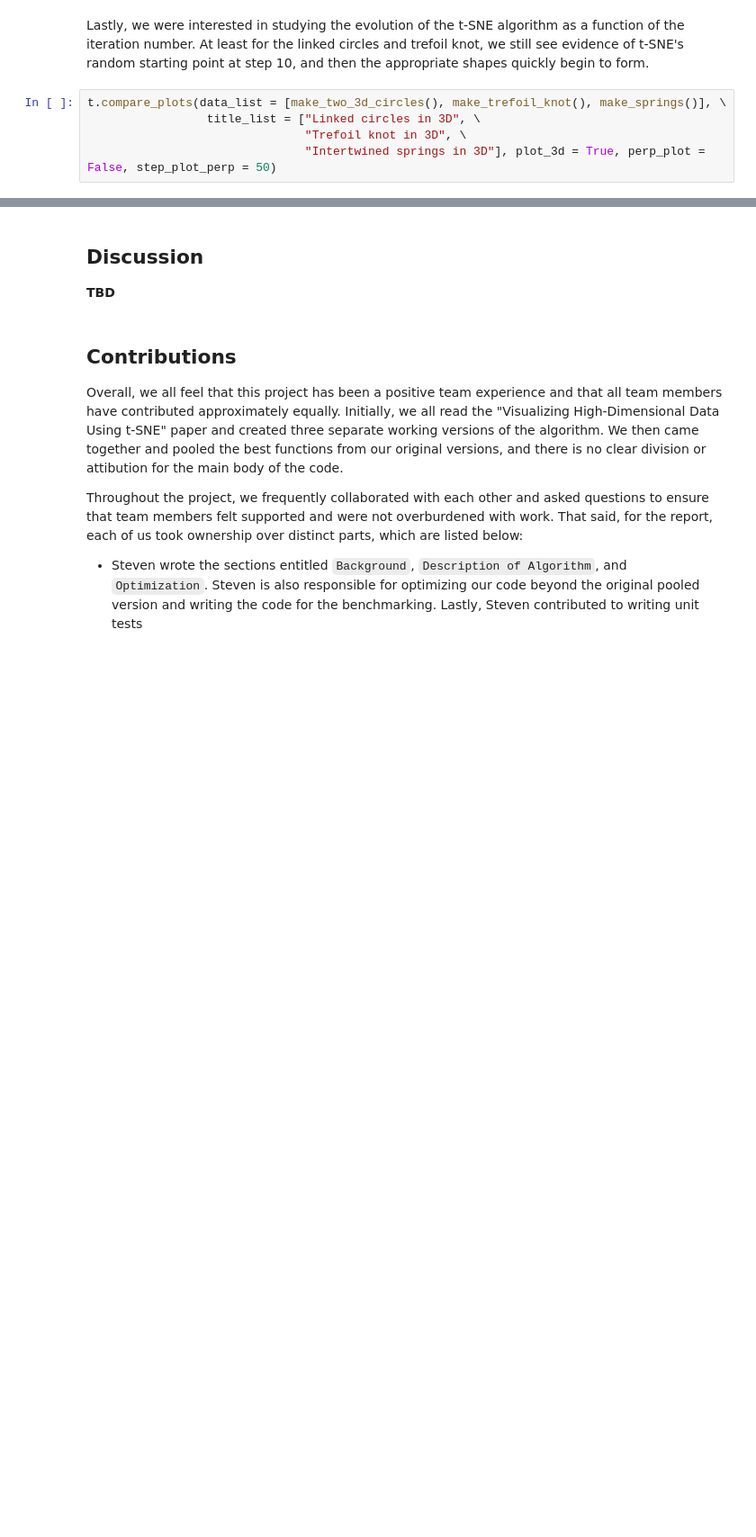
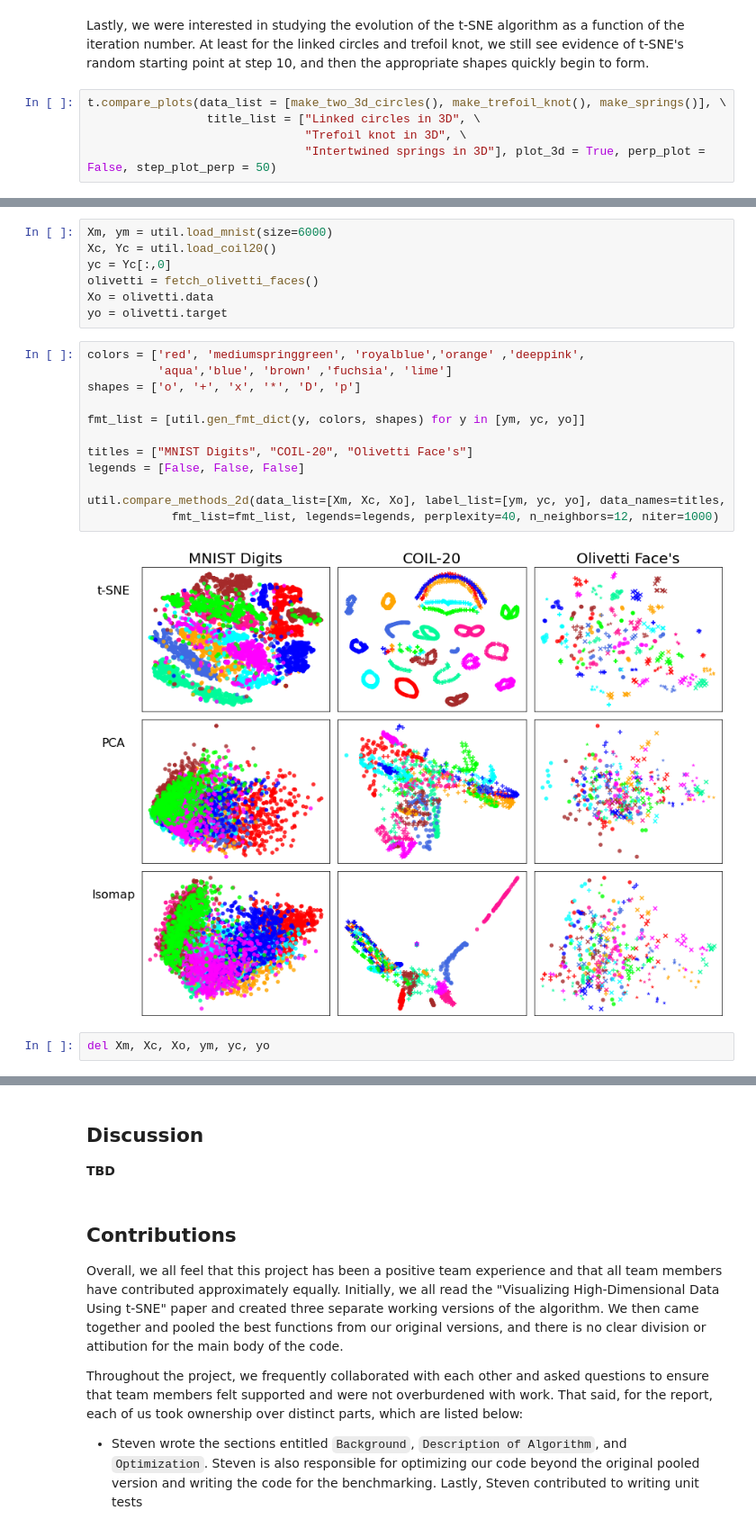
Before and after one commit to robkravec/t-SNE-Implementation, a Jupyter notebook: writeup.ipynb, the cells around one changed output, grey strips where cells are left out. Shown at 90% size. Drawn from its saved outputs; the diff is of its cells as text; blank space fills up the shorter version.

Commit message:
Includes real data plots and comparison of methods to write up.

```diff
--- a/writeup.ipynb
+++ b/writeup.ipynb
@@ -286,0 +301,23 @@ t.compare_plots(data_list = [make_two_3d_circles(), make_trefoil_knot(), make_sp
+# %%
+Xm, ym = util.load_mnist(size=6000)
+Xc, Yc = util.load_coil20()
+yc = Yc[:,0]
+olivetti = fetch_olivetti_faces()
+Xo = olivetti.data
+yo = olivetti.target
+# %%
+colors = ['red', 'mediumspringgreen', 'royalblue','orange' ,'deeppink',
+          'aqua','blue', 'brown' ,'fuchsia', 'lime']
+shapes = ['o', '+', 'x', '*', 'D', 'p']
+
+fmt_list = [util.gen_fmt_dict(y, colors, shapes) for y in [ym, yc, yo]]
+
+titles = ["MNIST Digits", "COIL-20", "Olivetti Face's"]
+legends = [False, False, False]
+
+util.compare_methods_2d(data_list=[Xm, Xc, Xo], label_list=[ym, yc, yo], data_names=titles,
+            fmt_list=fmt_list, legends=legends, perplexity=40, n_neighbors=12, niter=1000)
+# %% [output]
+[figure, added]
+# %%
+del Xm, Xc, Xo, ym, yc, yo
```
Also changed, not shown: parts of 22 cells of this notebook, 1 other file.
